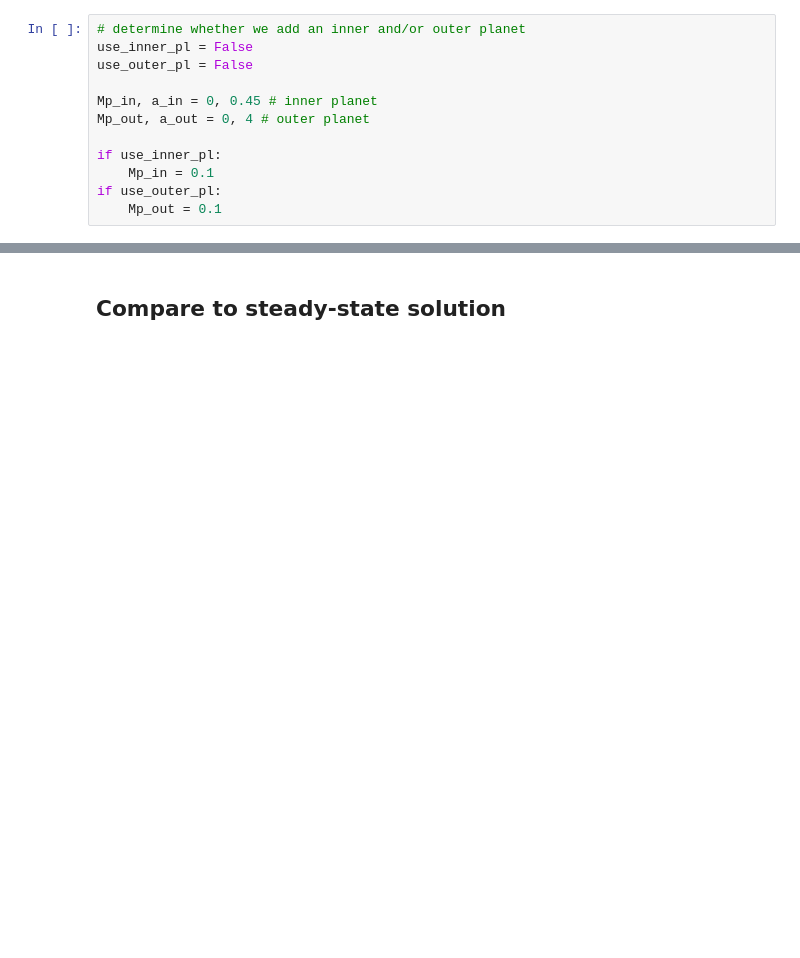
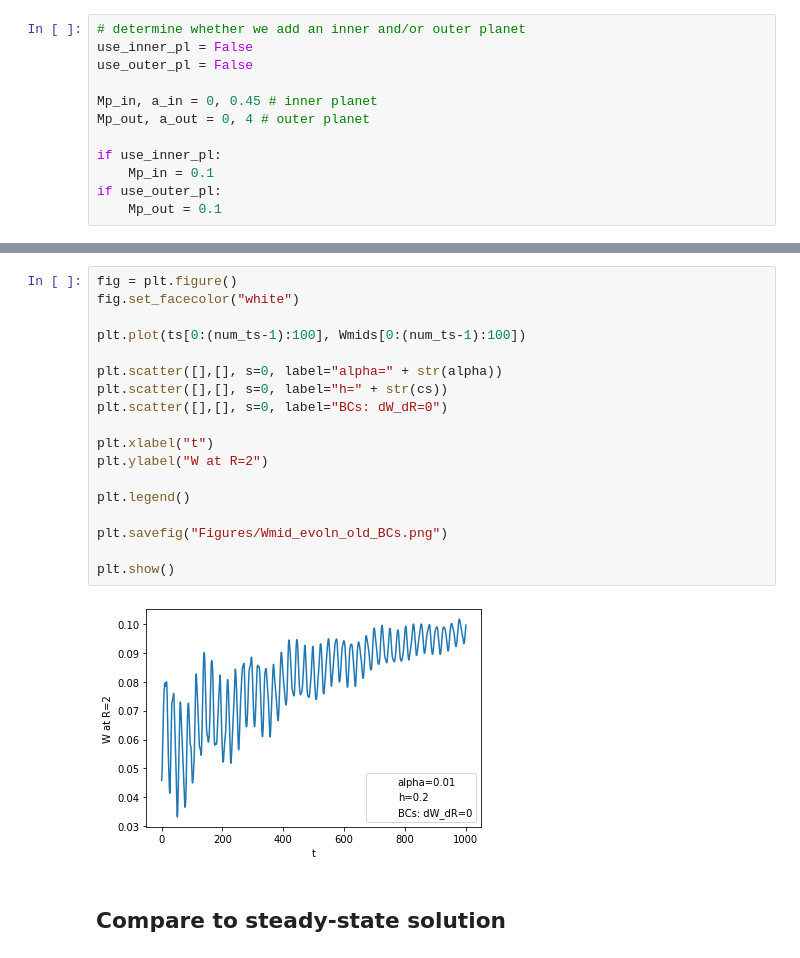
Before and after one commit to Jupiter1994/warped-disks, a Jupyter notebook: reduced-eqs-planets-old-staggering.ipynb, the cells around one changed output, grey strips where cells are left out. Drawn from its saved outputs; the diff is of its cells as text; blank space fills up the shorter version.

```diff
--- a/reduced-eqs-planets-old-staggering.ipynb
+++ b/reduced-eqs-planets-old-staggering.ipynb
@@ -663,3 +670,23 @@ Ratio of final W difference to initial: 8.83E-02
+# %%
+fig = plt.figure()
+fig.set_facecolor("white")
+
+plt.plot(ts[0:(num_ts-1):100], Wmids[0:(num_ts-1):100])
+
+plt.scatter([],[], s=0, label="alpha=" + str(alpha))
+plt.scatter([],[], s=0, label="h=" + str(cs))
+plt.scatter([],[], s=0, label="BCs: dW_dR=0")
+
+plt.xlabel("t")
+plt.ylabel("W at R=2")
+
+plt.legend()
+
+plt.savefig("Figures/Wmid_evoln_old_BCs.png")
+
+plt.show()
+# %% [output]
+[figure, added]
 # %% [markdown]
 ## Compare to steady-state solution
 # %% [markdown]
```
Also changed, not shown: parts of 6 cells of this notebook, 1 other file.
